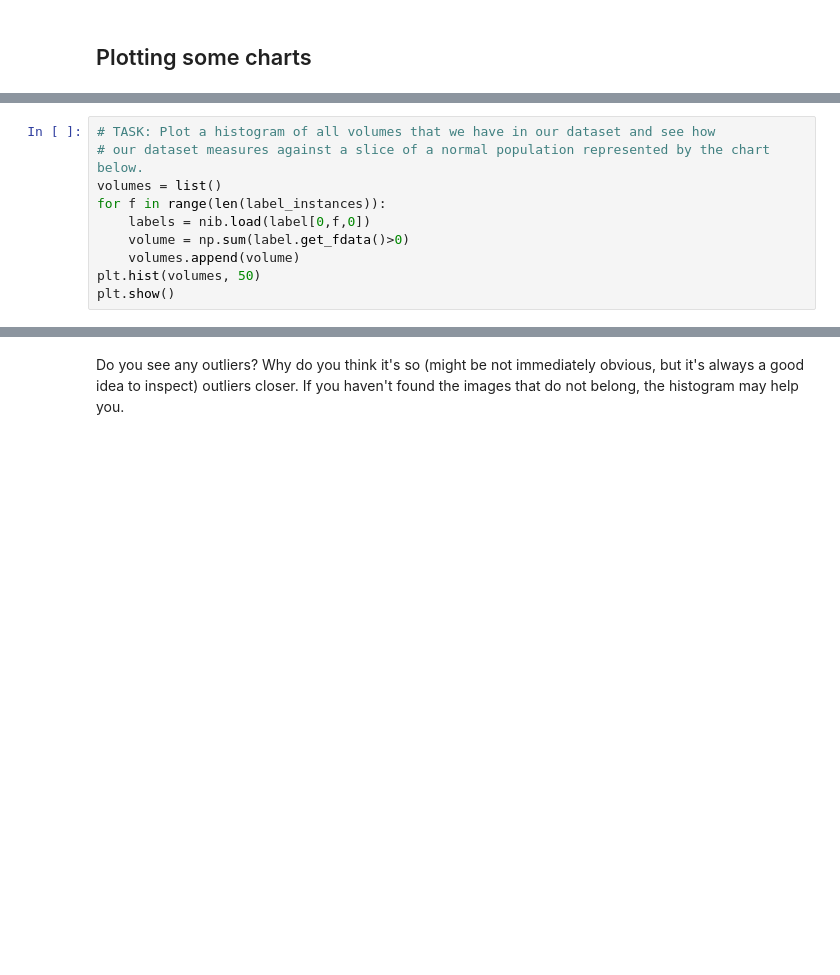
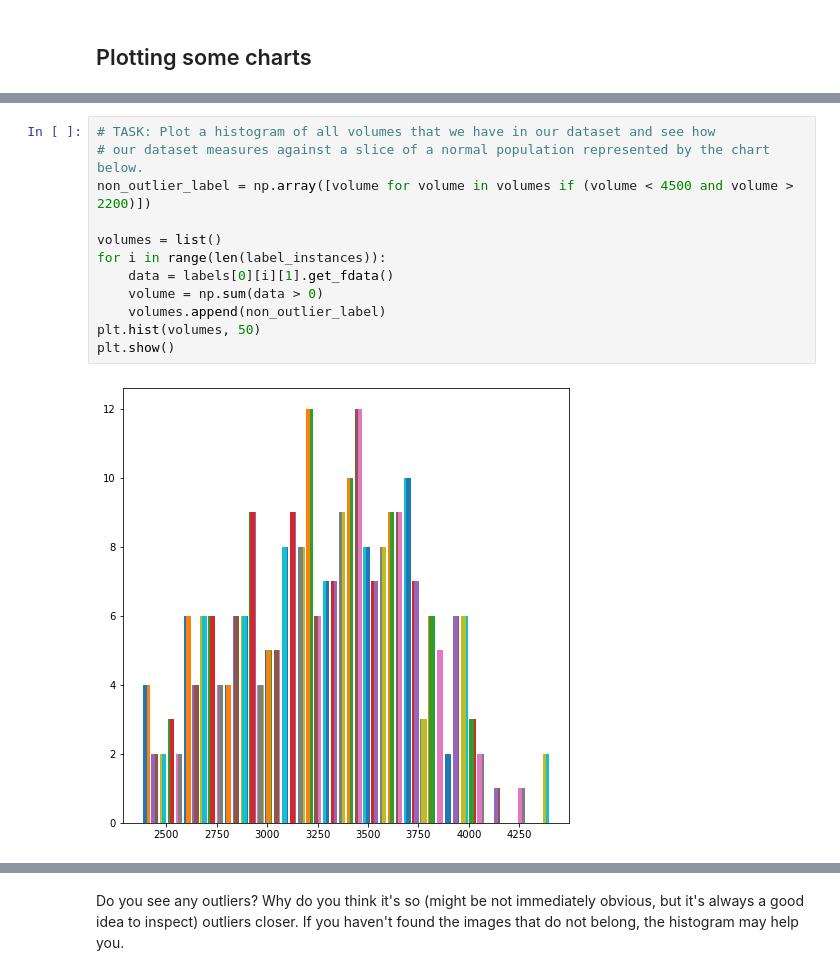
Before and after one commit to janicebloc/sharing-github, a Jupyter notebook: Final Project EDA.ipynb, the cells around one changed output, grey strips where cells are left out. Saved outputs shown, nothing was run; the diff lists cells and outputs as text; blank space fills up the shorter version.

```diff
--- a/Final Project EDA.ipynb
+++ b/Final Project EDA.ipynb
@@ -201,10 +201,14 @@ TypeError: Cannot slice image objects; consider using `img.slicer[slice]` to gen
 # %%
 # TASK: Plot a histogram of all volumes that we have in our dataset and see how
 # our dataset measures against a slice of a normal population represented by the chart below.
+non_outlier_label = np.array([volume for volume in volumes if (volume < 4500 and volume > 2200)])
+
 volumes = list()
-for f in range(len(label_instances)):
-    labels = nib.load(label[0,f,0])
-    volume = np.sum(label.get_fdata()>0)
-    volumes.append(volume)
+for i in range(len(label_instances)):
+    data = labels[0][i][1].get_fdata()
+    volume = np.sum(data > 0)
+    volumes.append(non_outlier_label)
 plt.hist(volumes, 50)
 plt.show()
+# %% [output]
+[figure, added]
```
Also changed, not shown: parts of 6 cells of this notebook.
